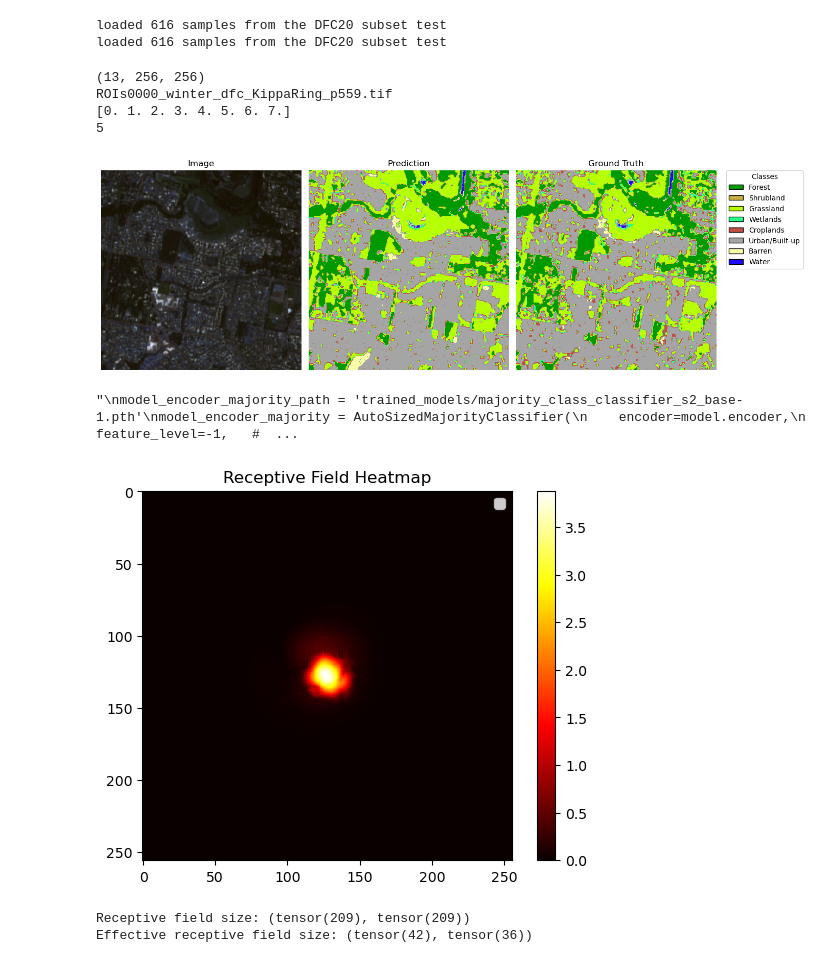
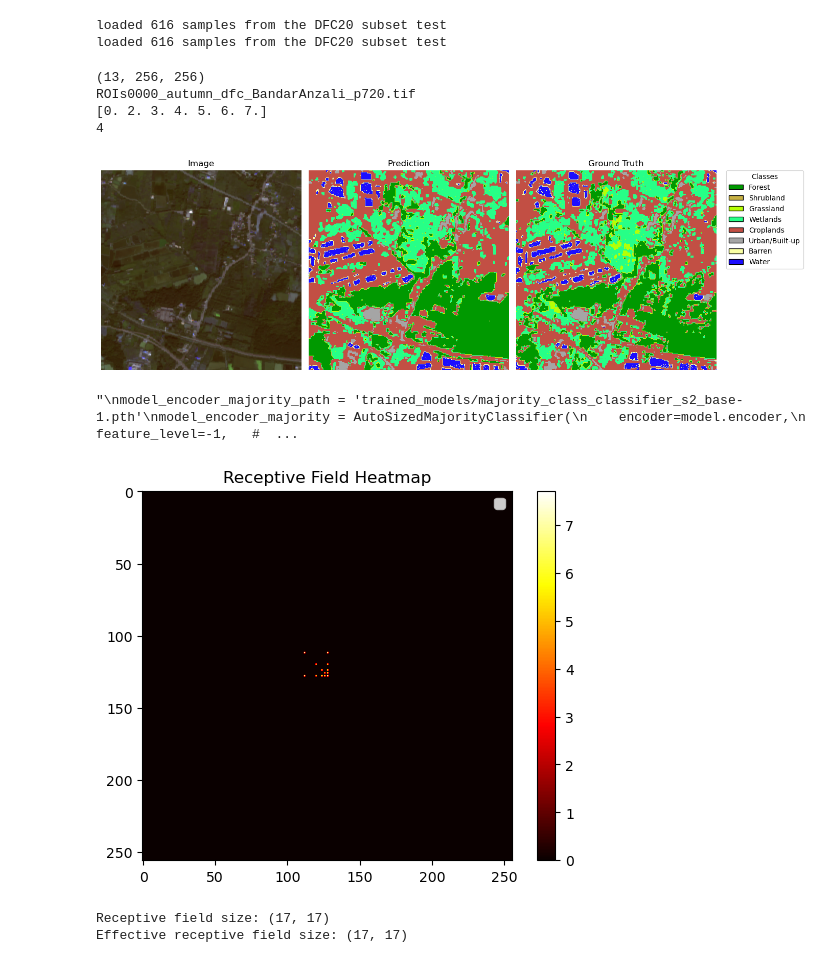
Before and after one commit to hpfref/The-Role-of-Spatial-Context-in-Deep-Learning-based-Semantic-Segmentation-of-Remote-Sensing-Imagery, a Jupyter notebook: dfc20/visualize.ipynb, the cells around one changed output. Saved outputs shown, nothing was run; the diff lists cells and outputs as text; code cells hidden in the pictures.

Commit message:
decreased model size

```diff
--- a/dfc20/visualize.ipynb
+++ b/dfc20/visualize.ipynb
@@ -115,38 +115,38 @@ def visualize_rgb_prediction_label(patch, patch_stand=None, model=None, model_is
     plt.tight_layout()
     plt.show()
 # %%
-patch_index = 550 # 25,500 bad label example (city), 550 cropland dots warum? (wie ist ground truth entstanden)
+patch_index = 553 # 25,500 bad label example (city); 550,553 cropland dots warum? (wie ist ground truth entstanden); train 720 ähnlich weird
 patch = ds.__getitem__(patch_index)
 print(patch["image"].shape)
 print(patch["id"])
 print(np.unique(patch["label"]))
 print(patch["majority_class"])
 
 patch_stand = ds_stand.__getitem__(patch_index)
 
-model_path = 'trained_models/unet_s2_base.pth'
+model_path = 'trained_models/unet_s2_krk_small.pth'
 model = UNetBase(n_channels=13)  # n_channels based on model
 model.load_state_dict(torch.load(model_path))
 
 #visualize_rgb_prediction_label(patch, model=None, sensor='s1') #s1
 visualize_rgb_prediction_label(patch, patch_stand=patch_stand, model=model, model_is_stand=True, sensor='s2') #s2
 """
 model_encoder_majority_path = 'trained_models/majority_class_classifier_s2_base-1.pth'
 model_encoder_majority = AutoSizedMajorityClassifier(
     encoder=model.encoder,
     feature_level=-1,   # bottleneck output -1, or -2 for previous, etc.
     target_head_params=500
 )
 model_encoder_majority.load_state_dict(torch.load(model_encoder_majority_path))
 
 visualize_rgb_prediction_label(patch, patch_stand=patch_stand, model=model_encoder_majority, model_is_stand=True, model_is_majority=True)
 """
 # %% [output]
 (13, 256, 256)
-ROIs0000_winter_dfc_KippaRing_p559.tif
-[0. 1. 2. 3. 4. 5. 6. 7.]
-5
+ROIs0000_autumn_dfc_BandarAnzali_p720.tif
+[0. 2. 3. 4. 5. 6. 7.]
+4
-[figure, old version]
+[figure, new version]
 "\nmodel_encoder_majority_path = 'trained_models/majority_class_classifier_s2_base-1.pth'\nmodel_encoder_majority = AutoSizedMajorityClassifier(\n    encoder=model.encoder,\n    feature_level=-1,   #  ...
 # %%
 def compute_receptive_field(model, input_shape=(1, 4, 128, 128), output_pos=(0, 0, 64, 64), threshold_factor=0.01, visualize=True): # gradient-based!!!
@@ -204,16 +205,16 @@ def compute_receptive_field(model, input_shape=(1, 4, 128, 128), output_pos=(0,
 
     return rf_size, erf_size, grad_mask
 # %%
-model_path = 'trained_models/unet_s2_11x11_param_equal.pth'
-model = UNetSmall11x11(n_channels=4)  # n_channels based on model
+model_path = 'trained_models/unet_s2_1x1.pth'
+model = UNet1x1(n_channels=13)  # n_channels based on model
 model.load_state_dict(torch.load(model_path))
-input_shape=(1, 4, 256, 256)
+input_shape=(1, 13, 256, 256)
 output_pos=(0, 0, 128, 128)
 #input_shape=(1, 4, 17, 17)
 #output_pos=(0, 0, 9, 9)
 rf_size, erf_size, grad_mask = compute_receptive_field(model, input_shape, output_pos, threshold_factor=0.01) # should output of this be symmetric?
 # %% [output]
-[figure, old version]
+[figure, new version]
-Receptive field size: (tensor(209), tensor(209))
-Effective receptive field size: (tensor(42), tensor(36))
+Receptive field size: (17, 17)
+Effective receptive field size: (17, 17)
 # %%
```
Also changed, not shown: parts of 3 cells of this notebook, 33 other files.
